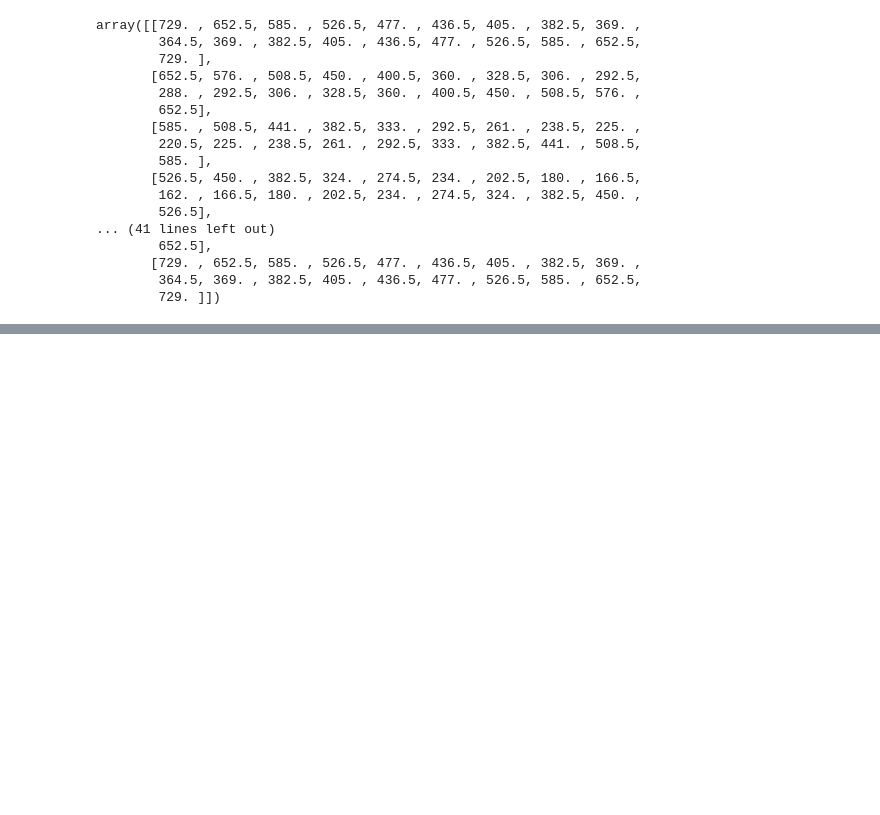
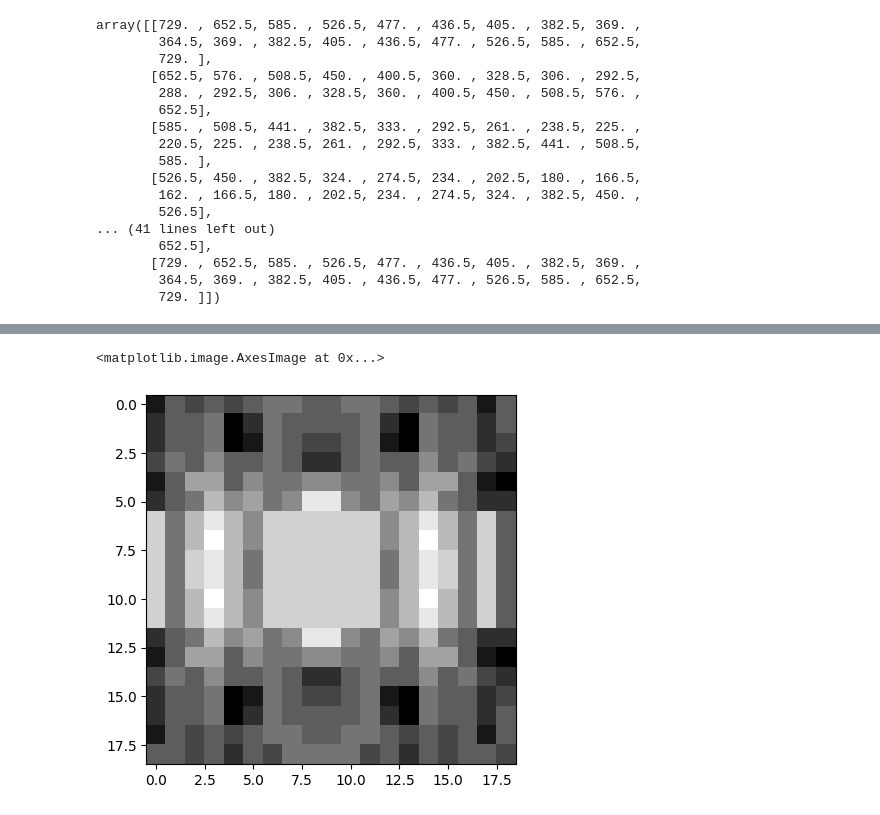
Before and after one commit to vincent0408/Computer-Vision, a Jupyter notebook: HW1/part2/jbf.ipynb, the cells around one changed output, grey strips where cells are left out. Cells and saved outputs as stored; diff of their text form; code cells hidden in the pictures; blank space fills up the shorter version.

```diff
--- a/HW1/part2/jbf.ipynb
+++ b/HW1/part2/jbf.ipynb
@@ -164,0 +192,6 @@ cv2.COLOR_BGR2GRAY
+# %%
+c = padded_guidance[:19, :19]
+plt.imshow(c, cmap='gray')
+# %% [output]
+<matplotlib.image.AxesImage at 0x...>
+[figure, added]
```
Also changed, not shown: parts of 15 cells of this notebook, 14 other files.
